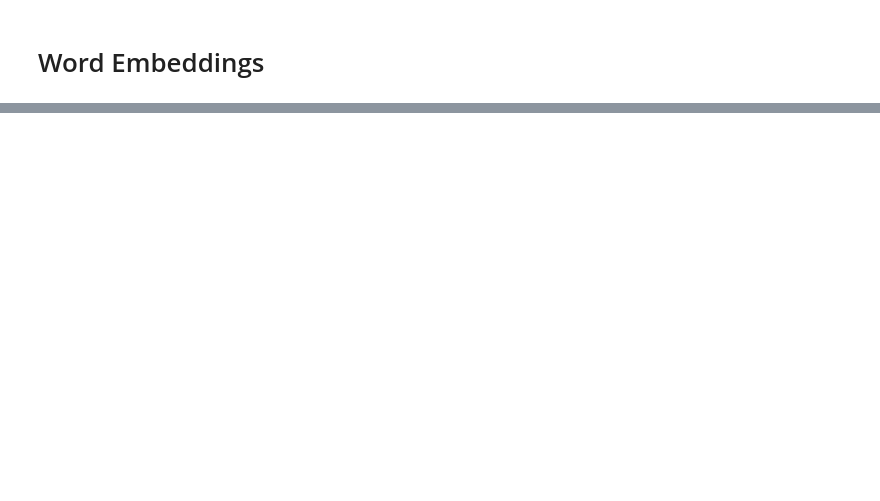
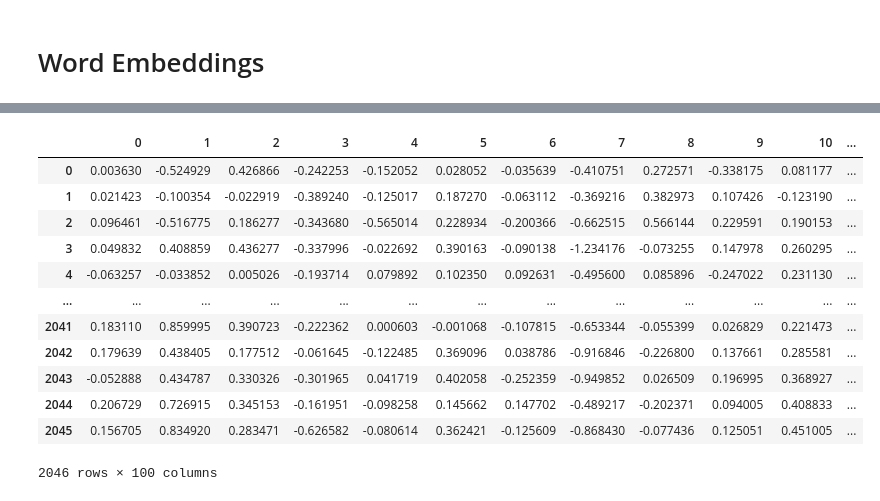
Before and after one commit to 11doris/jazz-tunes-similarity, a Jupyter notebook: embeddings.ipynb, the cells around one changed output, grey strips where cells are left out. Cells and saved outputs as stored; diff of their text form; code cells hidden in the pictures; blank space fills up the shorter version.

```diff
--- a/embeddings.ipynb
+++ b/embeddings.ipynb
@@ -187,0 +241,3 @@ tsne_plot(model)
+# %%
+vocab_set = set(vocab)
+model_dict = dict(zip(vocab, weights))
@@ -187,0 +289,16 @@ tsne_plot(model)
+# %%
+df_features
+# %% [output]
+|  | 0 | 1 | 2 | 3 | 4 | 5 | 6 | 7 | 8 | 9 | 10 | ... |
+| 0 | 0.003630 | -0.524929 | 0.426866 | -0.242253 | -0.152052 | 0.028052 | -0.035639 | -0.410751 | 0.272571 | -0.338175 | 0.081177 | ... |
+| 1 | 0.021423 | -0.100354 | -0.022919 | -0.389240 | -0.125017 | 0.187270 | -0.063112 | -0.369216 | 0.382973 | 0.107426 | -0.123190 | ... |
+| 2 | 0.096461 | -0.516775 | 0.186277 | -0.343680 | -0.565014 | 0.228934 | -0.200366 | -0.662515 | 0.566144 | 0.229591 | 0.190153 | ... |
+| 3 | 0.049832 | 0.408859 | 0.436277 | -0.337996 | -0.022692 | 0.390163 | -0.090138 | -1.234176 | -0.073255 | 0.147978 | 0.260295 | ... |
+| 4 | -0.063257 | -0.033852 | 0.005026 | -0.193714 | 0.079892 | 0.102350 | 0.092631 | -0.495600 | 0.085896 | -0.247022 | 0.231130 | ... |
+| ... | ... | ... | ... | ... | ... | ... | ... | ... | ... | ... | ... | ... |
+| 2041 | 0.183110 | 0.859995 | 0.390723 | -0.222362 | 0.000603 | -0.001068 | -0.107815 | -0.653344 | -0.055399 | 0.026829 | 0.221473 | ... |
+| 2042 | 0.179639 | 0.438405 | 0.177512 | -0.061645 | -0.122485 | 0.369096 | 0.038786 | -0.916846 | -0.226800 | 0.137661 | 0.285581 | ... |
+| 2043 | -0.052888 | 0.434787 | 0.330326 | -0.301965 | 0.041719 | 0.402058 | -0.252359 | -0.949852 | 0.026509 | 0.196995 | 0.368927 | ... |
+| 2044 | 0.206729 | 0.726915 | 0.345153 | -0.161951 | -0.098258 | 0.145662 | 0.147702 | -0.489217 | -0.202371 | 0.094005 | 0.408833 | ... |
+| 2045 | 0.156705 | 0.834920 | 0.283471 | -0.626582 | -0.080614 | 0.362421 | -0.125609 | -0.868430 | -0.077436 | 0.125051 | 0.451005 | ... |
+2046 rows × 100 columns
```
Also changed, not shown: parts of 42 cells of this notebook.
